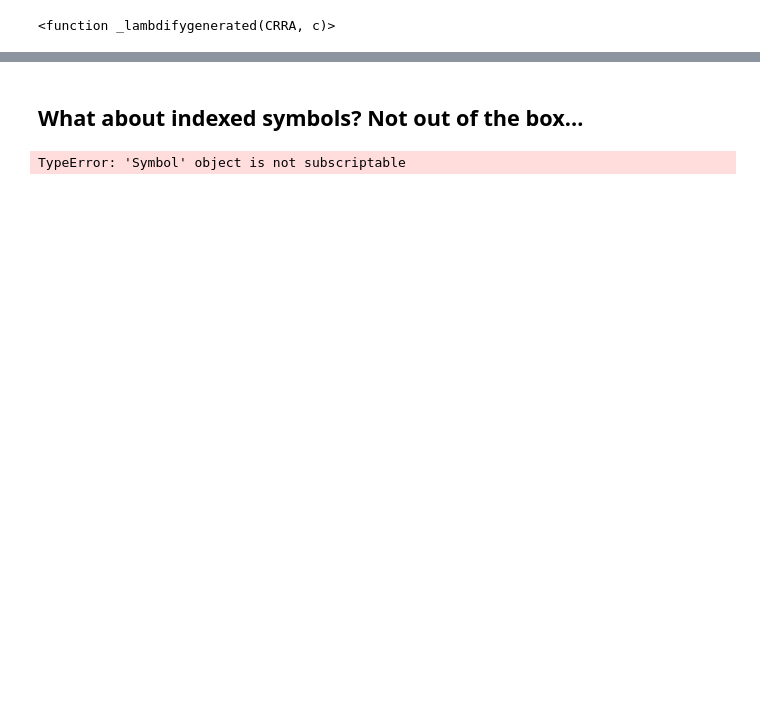
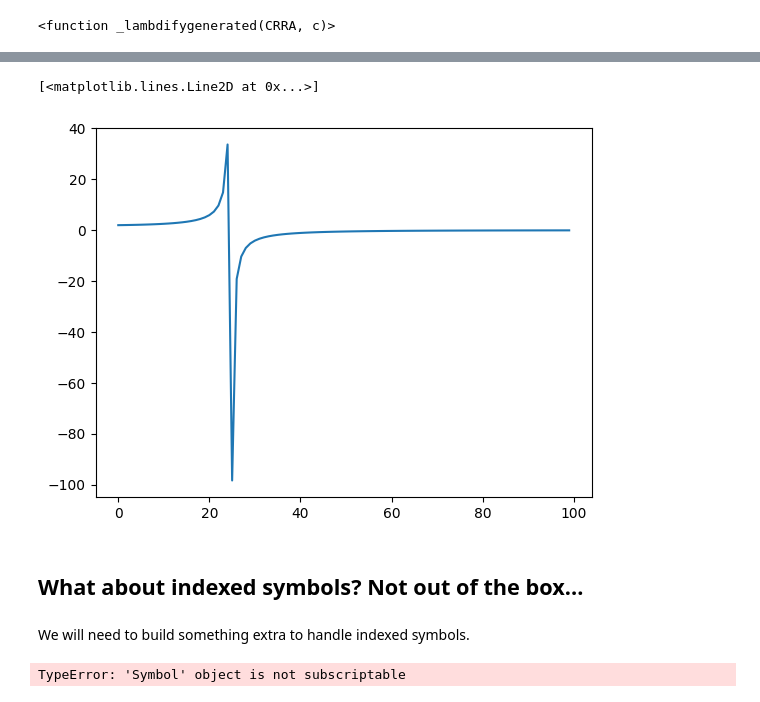
Before and after one commit to econ-ark/OverARK, a Jupyter notebook: Development/hablo/Testing Hablo.ipynb, the cells around one changed output, grey strips where cells are left out. Cells and saved outputs as stored; diff of their text form; code cells hidden in the pictures; blank space fills up the shorter version.

```diff
--- a/Development/hablo/Testing Hablo.ipynb
+++ b/Development/hablo/Testing Hablo.ipynb
@@ -53,0 +73,2 @@ hablo.math_text_to_lambda(config['dynamics']['u'])
+# %%
+u_hexp = hablo.HabloExpression(config['dynamics']['u'])
@@ -54,5 +84,14 @@ hablo.math_text_to_lambda(config['dynamics']['u'])
+# %%
+x = np.linspace(0,4,100)
+
+plt.plot(u_hexp.npf(x, 2))
+# %% [output]
+[<matplotlib.lines.Line2D at 0x...>]
+[figure, added]
 # %% [markdown]
 ## What about indexed symbols? Not out of the box...
+# %% [markdown]
+We will need to build something extra to handle indexed symbols.
 # %%
 hablo.math_text_to_lambda('Rfree / PermGroFac[age]')
 # %% [output]
```
Also changed, not shown: parts of 10 cells of this notebook, 1 other file.
